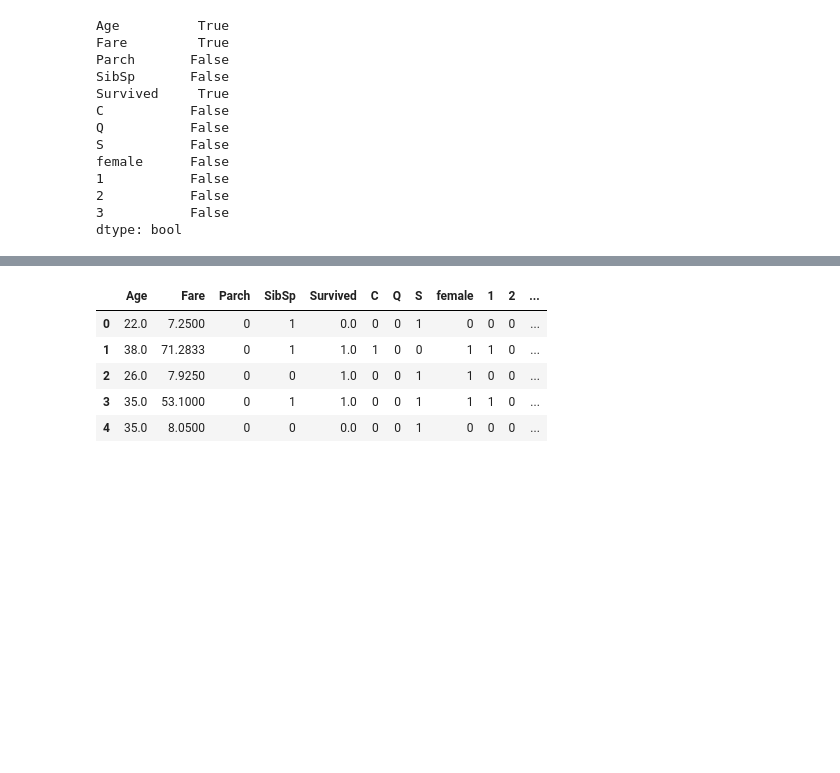
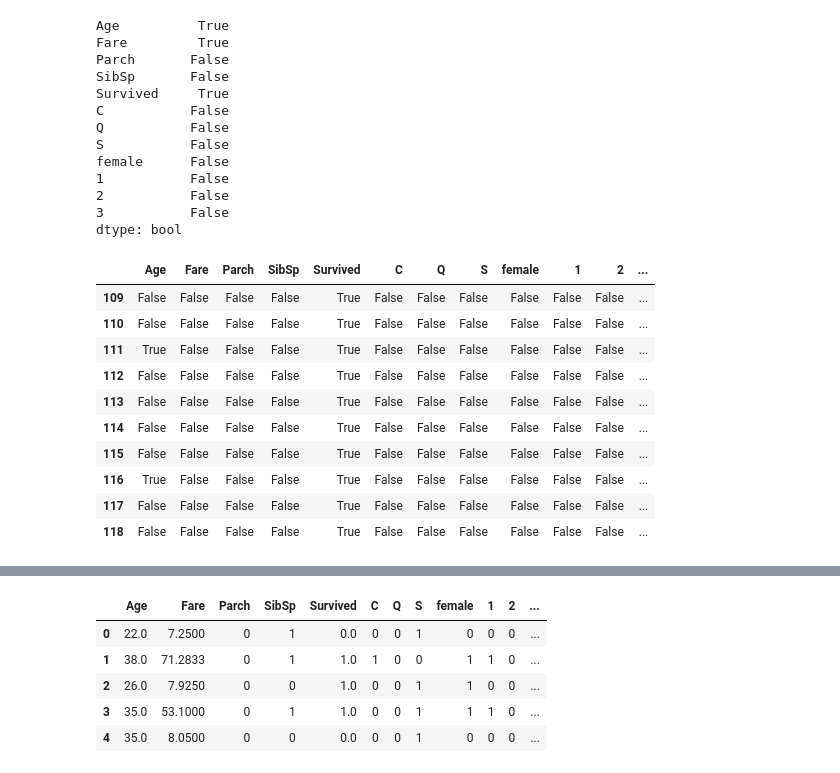
Before and after one commit to ashleysmart/mlgym, a Jupyter notebook: tuts/Onboarding_Fundementals.ipynb, the cells around one changed output, grey strips where cells are left out. Drawn from its saved outputs; the diff is of its cells as text; code cells hidden in the pictures; blank space fills up the shorter version.

```diff
--- a/tuts/Onboarding_Fundementals.ipynb
+++ b/tuts/Onboarding_Fundementals.ipynb
@@ -326,6 +349,20 @@ female      False
 2           False
 3           False
 dtype: bool
+# %%
+pd.isnull(alldata)[1000:1010]
+# %% [output]
+|  | Age | Fare | Parch | SibSp | Survived | C | Q | S | female | 1 | 2 | ... |
+| 109 | False | False | False | False | True | False | False | False | False | False | False | ... |
+| 110 | False | False | False | False | True | False | False | False | False | False | False | ... |
+| 111 | True | False | False | False | True | False | False | False | False | False | False | ... |
+| 112 | False | False | False | False | True | False | False | False | False | False | False | ... |
+| 113 | False | False | False | False | True | False | False | False | False | False | False | ... |
+| 114 | False | False | False | False | True | False | False | False | False | False | False | ... |
+| 115 | False | False | False | False | True | False | False | False | False | False | False | ... |
+| 116 | True | False | False | False | True | False | False | False | False | False | False | ... |
+| 117 | False | False | False | False | True | False | False | False | False | False | False | ... |
+| 118 | False | False | False | False | True | False | False | False | False | False | False | ... |
 # %%
 # check the statisics of the data -- take care not to overly skew it
 alldata.describe()
```
Also changed, not shown: parts of 8 cells of this notebook, 10 other files.
